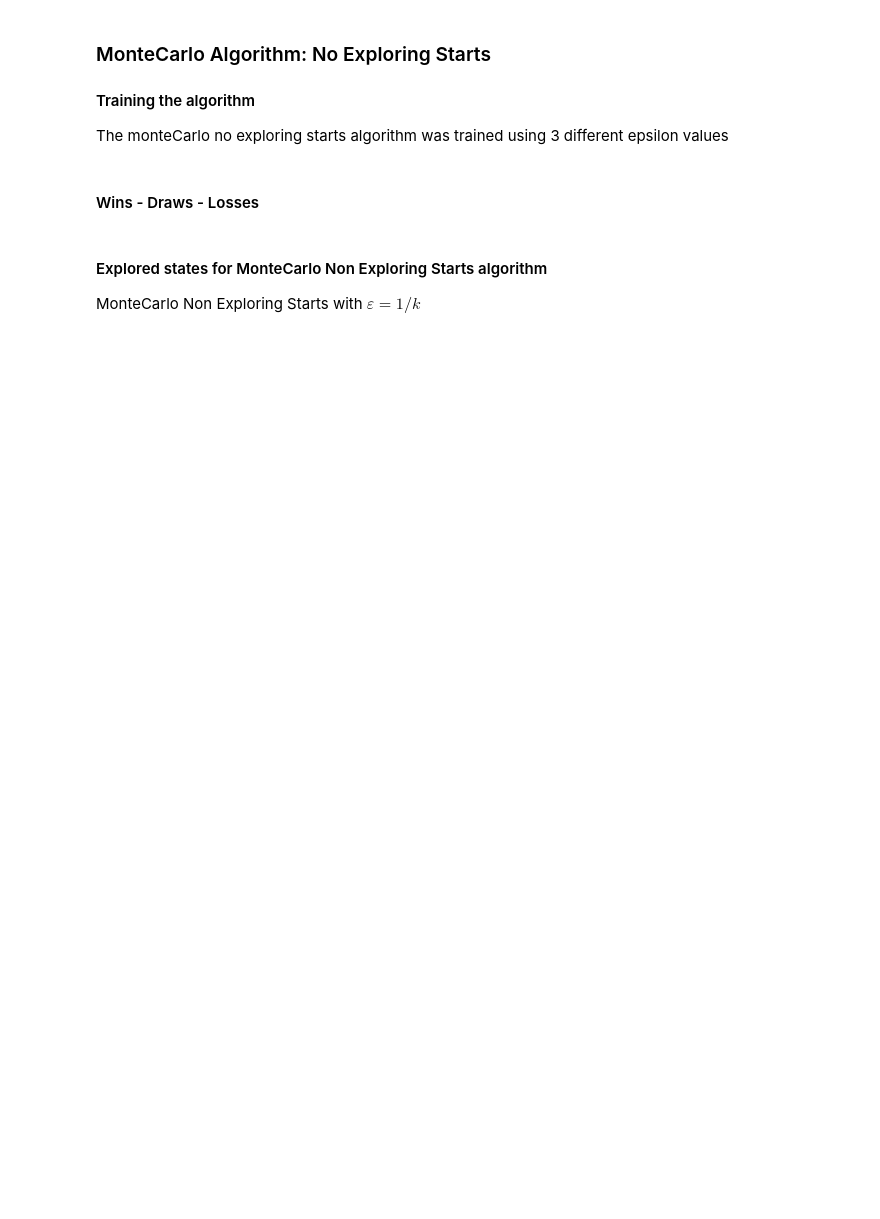
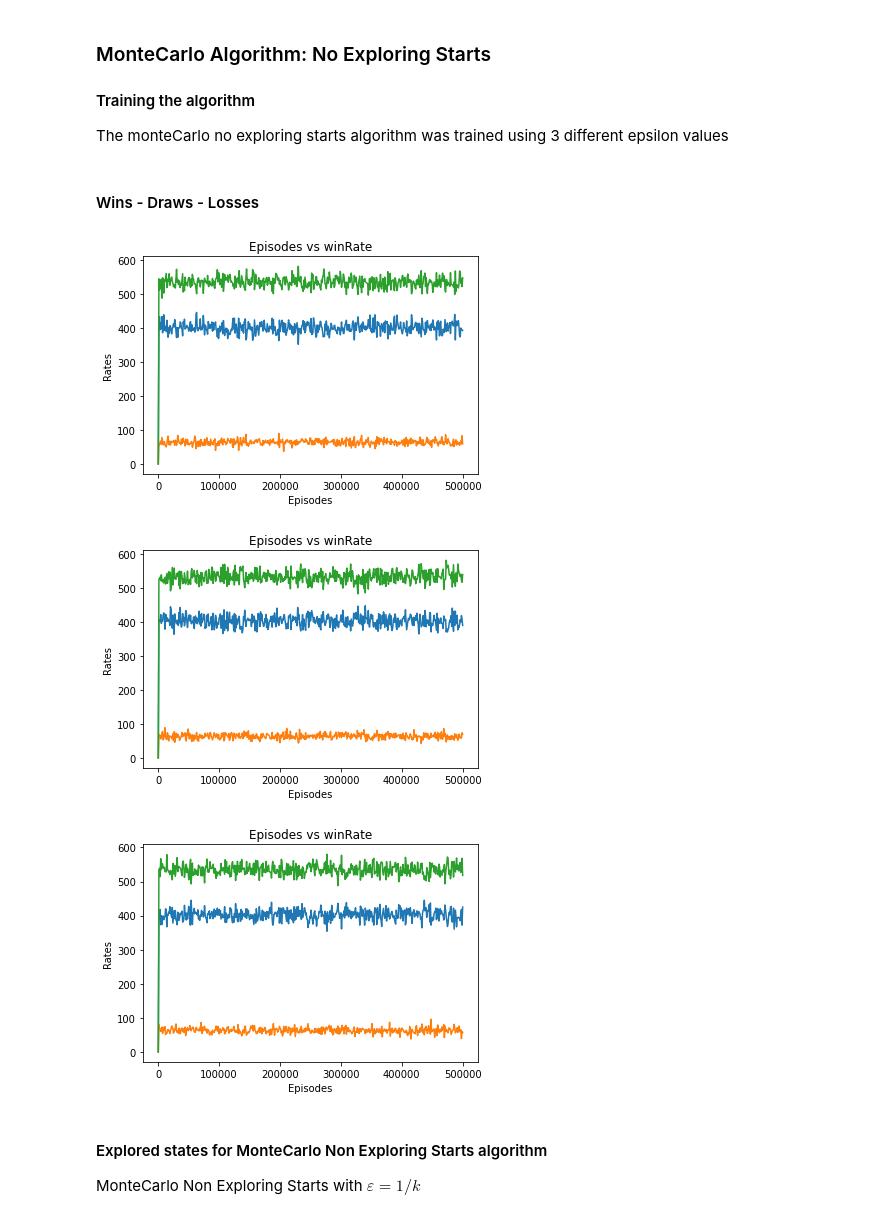
Before and after one commit to Voben/ARI2204-Reinforcement_Learning, a Jupyter notebook: main.ipynb, the cells around one changed output. Cells and saved outputs as stored; diff of their text form; code cells hidden in the pictures; blank space fills up the shorter version.

```diff
--- a/main.ipynb
+++ b/main.ipynb
@@ -662,5 +743,13 @@ The monteCarlo no exploring starts algorithm was trained using 3 different epsil
 # %% [markdown]
 #### Wins - Draws - Losses
+# %%
+plotOutcomes(numOfEps, mc2)
+plotOutcomes(numOfEps, mc3)
+plotOutcomes(numOfEps, mc4)
+# %% [output]
+[figure, added]
+[figure, added]
+[figure, added]
 # %% [markdown]
 #### Explored states for MonteCarlo Non Exploring Starts algorithm
 MonteCarlo Non Exploring Starts with $ ε = 1/k $
```
Also changed, not shown: parts of 32 cells of this notebook.
